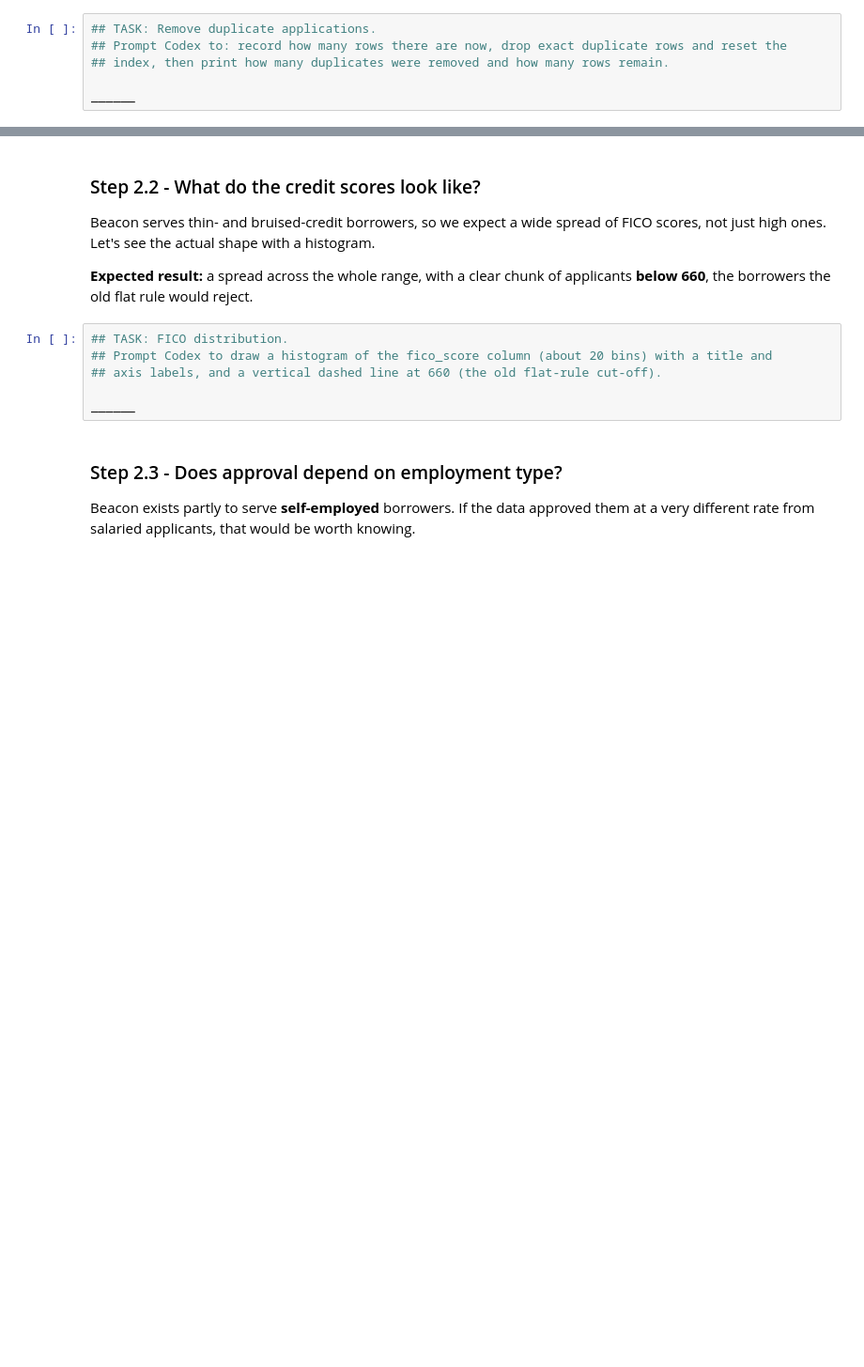
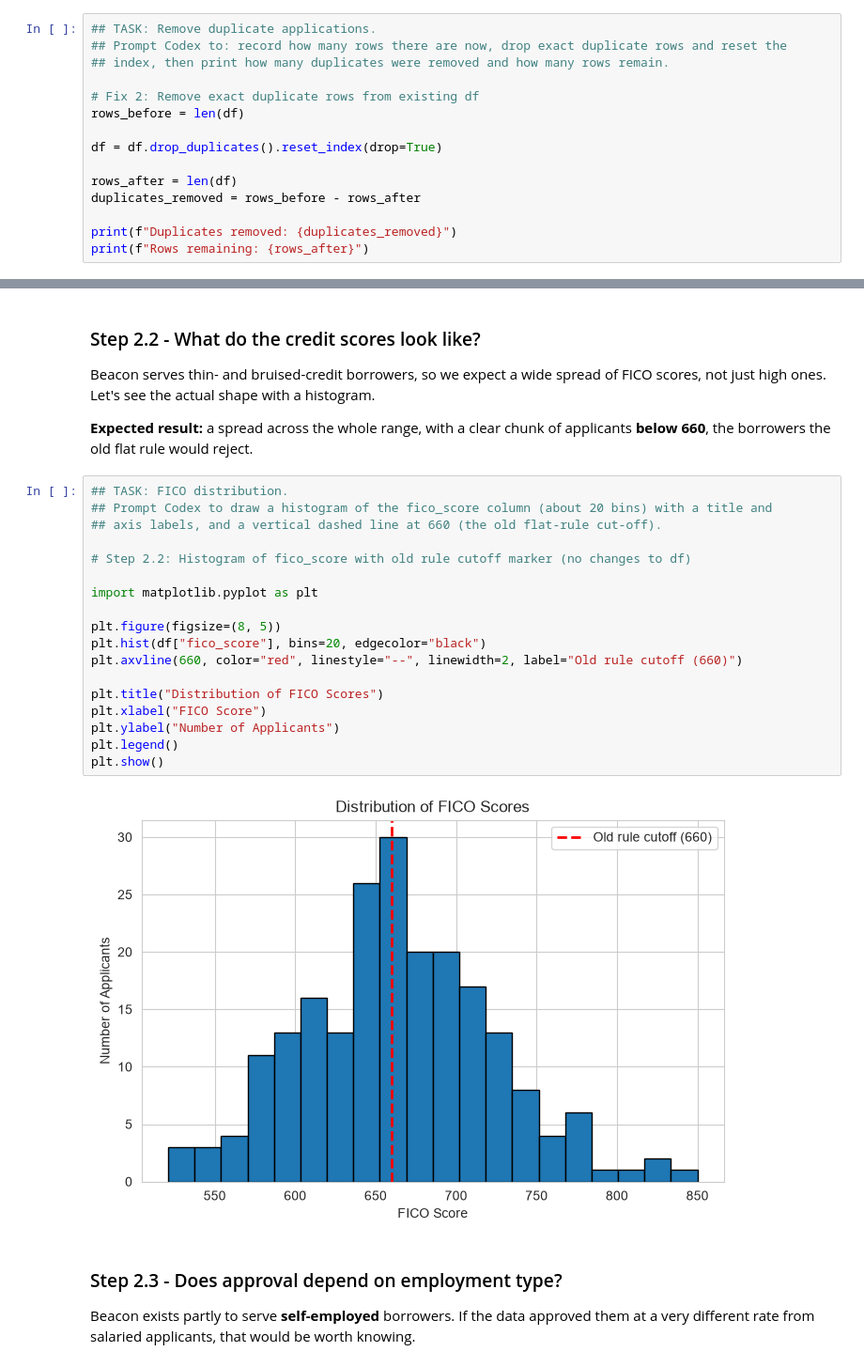
Before and after one commit to emilyejohnson/Beacon-Community-Capital, a Jupyter notebook: Learner_Guide_Notebook.ipynb, the cells around one changed output, grey strips where cells are left out. Shown at 94% size. Drawn from its saved outputs; the diff is of its cells as text; blank space fills up the shorter version.

```diff
--- a/Learner_Guide_Notebook.ipynb
+++ b/Learner_Guide_Notebook.ipynb
@@ -303,4 +317,13 @@ Some rows are exact copies of another row. A duplicate would let the same applic
 ## Prompt Codex to: record how many rows there are now, drop exact duplicate rows and reset the
 ## index, then print how many duplicates were removed and how many rows remain.
 
-______
+# Fix 2: Remove exact duplicate rows from existing df
+rows_before = len(df)
+
+df = df.drop_duplicates().reset_index(drop=True)
+
+rows_after = len(df)
+duplicates_removed = rows_before - rows_after
+
+print(f"Duplicates removed: {duplicates_removed}")
+print(f"Rows remaining: {rows_after}")
@@ -370,9 +466,23 @@ Beacon serves thin- and bruised-credit borrowers, so we expect a wide spread of
 # %%
 ## TASK: FICO distribution.
 ## Prompt Codex to draw a histogram of the fico_score column (about 20 bins) with a title and
 ## axis labels, and a vertical dashed line at 660 (the old flat-rule cut-off).
 
-______
+# Step 2.2: Histogram of fico_score with old rule cutoff marker (no changes to df)
+
+import matplotlib.pyplot as plt
+
+plt.figure(figsize=(8, 5))
+plt.hist(df["fico_score"], bins=20, edgecolor="black")
+plt.axvline(660, color="red", linestyle="--", linewidth=2, label="Old rule cutoff (660)")
+
+plt.title("Distribution of FICO Scores")
+plt.xlabel("FICO Score")
+plt.ylabel("Number of Applicants")
+plt.legend()
+plt.show()
+# %% [output]
+[figure, added]
 # %% [markdown]
 ### Step 2.3 - Does approval depend on employment type?
 
```
Also changed, not shown: parts of 11 cells of this notebook.
